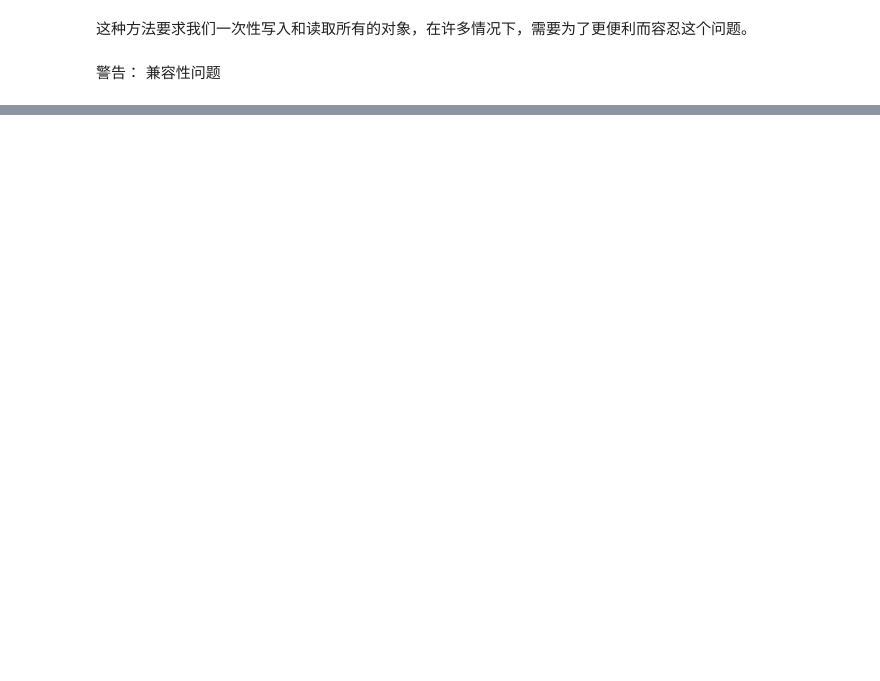
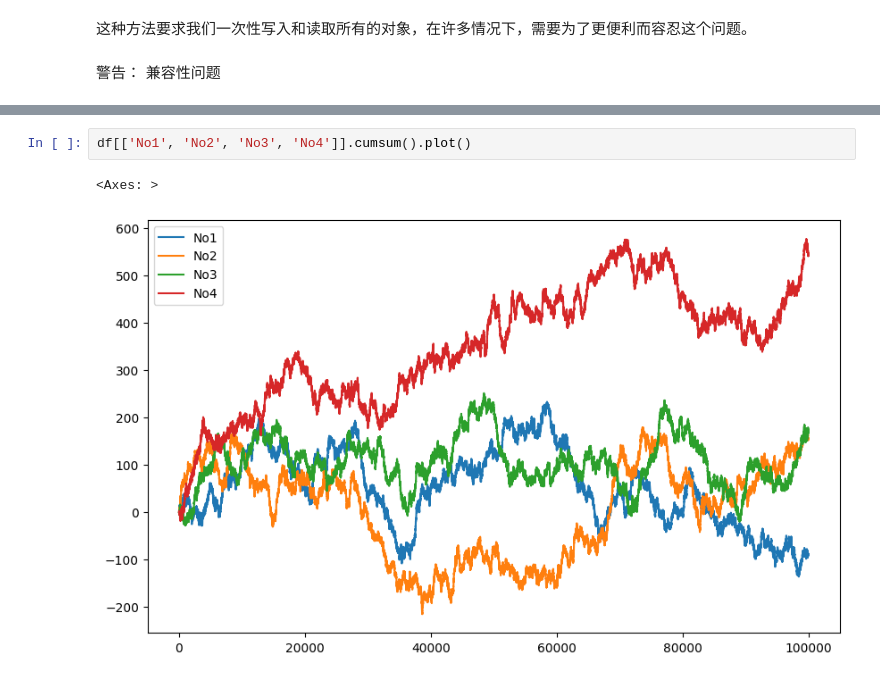
Before and after one commit to JPL-JUNO/Data-Analysis-and-Science, a Jupyter notebook: P4F/Ch09_IO.ipynb, the cells around one changed output, grey strips where cells are left out. Cells and saved outputs as stored; diff of their text form; blank space fills up the shorter version.

```diff
--- a/P4F/Ch09_IO.ipynb
+++ b/P4F/Ch09_IO.ipynb
@@ -103,0 +546,5 @@ y [ 6.22017519 16.06031157  3.95945789  0.66340937]
+# %%
+df[['No1', 'No2', 'No3', 'No4']].cumsum().plot()
+# %% [output]
+<Axes: >
+[figure, added]
```
Also changed, not shown: parts of 85 cells of this notebook, 3 other files.
